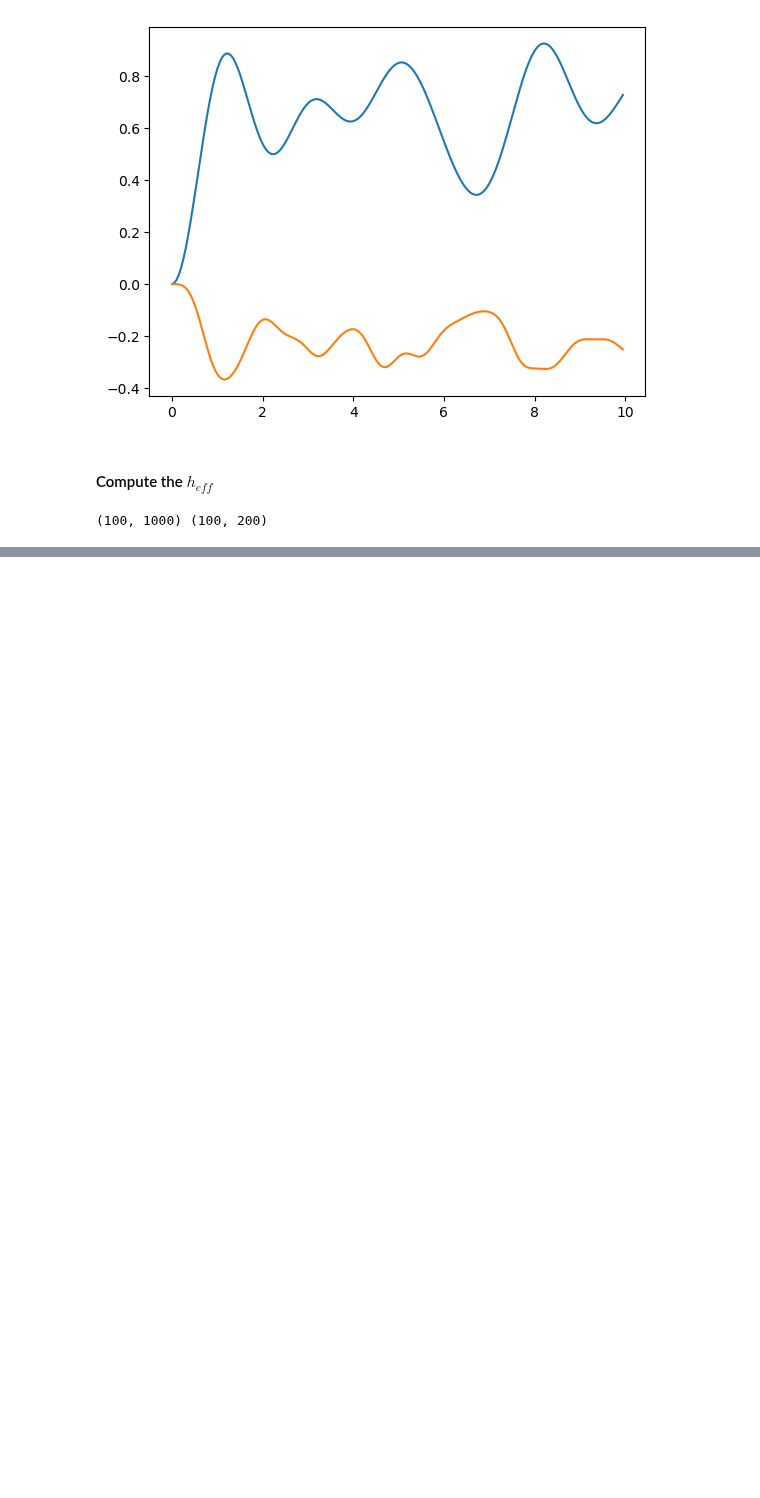
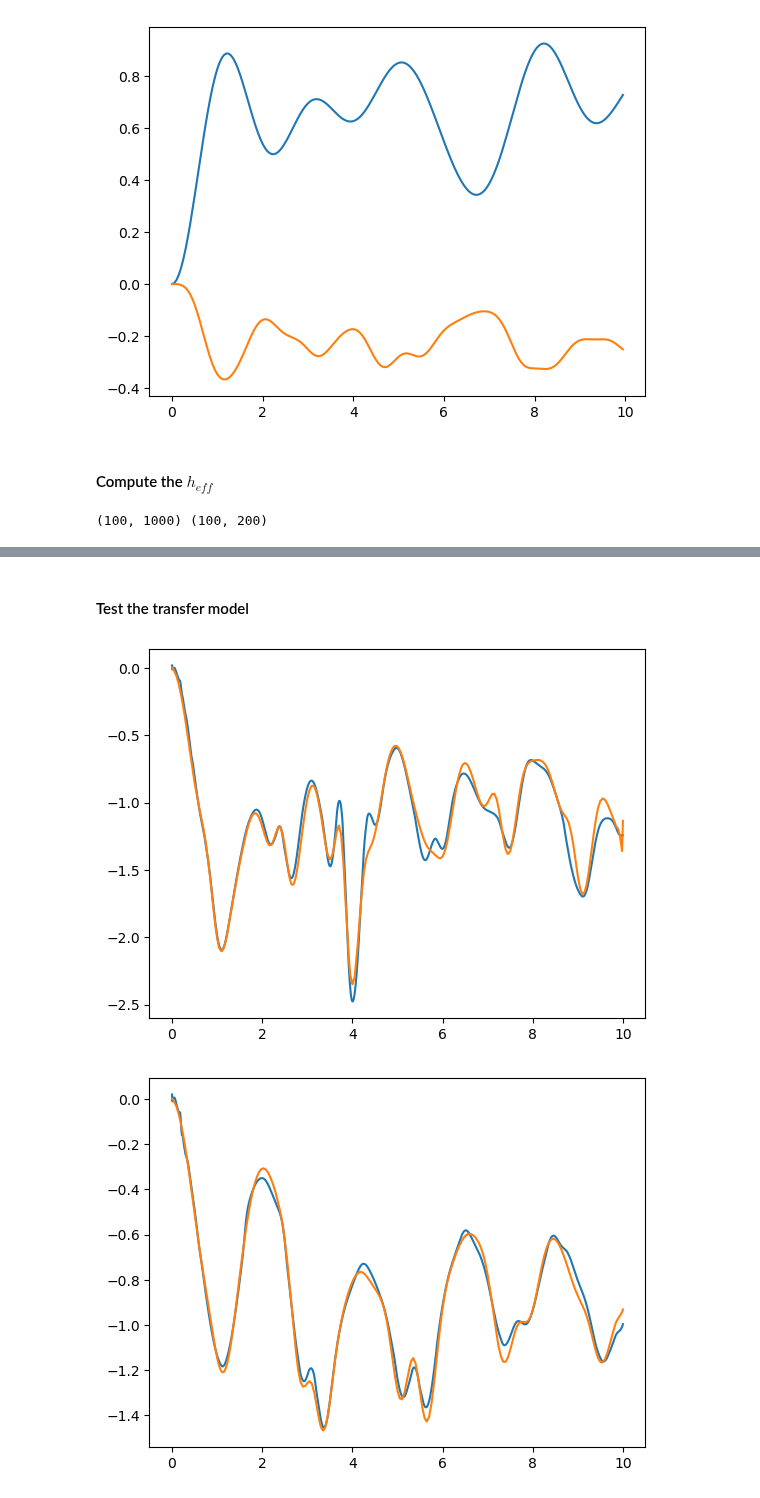
Before and after one commit to emacosta95/DL-VLM, a Jupyter notebook: TransferLearning.ipynb, the cells around one changed output, grey strips where cells are left out. Cells and saved outputs as stored; diff of their text form; code cells hidden in the pictures; blank space fills up the shorter version.

Commit message:
start the transfer learning algorithm

```diff
--- a/TransferLearning.ipynb
+++ b/TransferLearning.ipynb
@@ -145,0 +220,11 @@ np.savez('data/transfer_learning_dataset',h_eff=output,h=input)
+# %%
+transfer_model = prepare_transfer_learning(models[0], freeze_lstm=True)
+
+# Move model to device
+device = torch.device("cuda" if torch.cuda.is_available() else "cpu")
+transfer_model.to(device)
+
+# Define optimizer for training
+trainable_params = filter(lambda p: p.requires_grad, transfer_model.parameters())
+optimizer = torch.optim.Adam(trainable_params, lr=1e-4)
+criterion = nn.MSELoss()
@@ -145,0 +258,19 @@ np.savez('data/transfer_learning_dataset',h_eff=output,h=input)
+# %%
+from torch.utils.data import DataLoader, TensorDataset
+training_window=501
+split_value=0.9
+
+
+data=np.load('data/dataset_h_eff/new_analysis_xxzx_model/transfer_learning_dataset.npz')
+
+val_split=int(split_value*data['h'].shape[0])
+x=data['h'][:val_split,:training_window]
+y=data['h_eff'][:val_split,:training_window]
+
+x_val=data['h'][val_split:,:]
+y_val=data['h_eff'][val_split:,:]
+
+dataset = TensorDataset(torch.from_numpy(x), torch.from_numpy(y))
+val_dataset=TensorDataset(torch.from_numpy(x_val), torch.from_numpy(y_val))
+train_loader = DataLoader(dataset, batch_size=32, shuffle=True)
+val_loader = DataLoader(val_dataset, batch_size=32, shuffle=True)
@@ -145,0 +300,14 @@ np.savez('data/transfer_learning_dataset',h_eff=output,h=input)
+# %% [markdown]
+#### Test the transfer model
+# %%
+transfer_model=transfer_model.to(device='cpu')
+h_eff_pred=transfer_model(torch.from_numpy(x_val).cpu().float()).detach().cpu().numpy()
+time=np.linspace(0,10,1000)
+
+for i in range(h_eff_pred.shape[0]):
+    plt.plot(time,h_eff_pred[i,1:,0])
+    plt.plot(time,y_val[i,1:,0])
+    plt.show()
+# %% [output]
+[figure, added]
+[figure, added]
```
Also changed, not shown: parts of 11 cells of this notebook, 3 other files.
